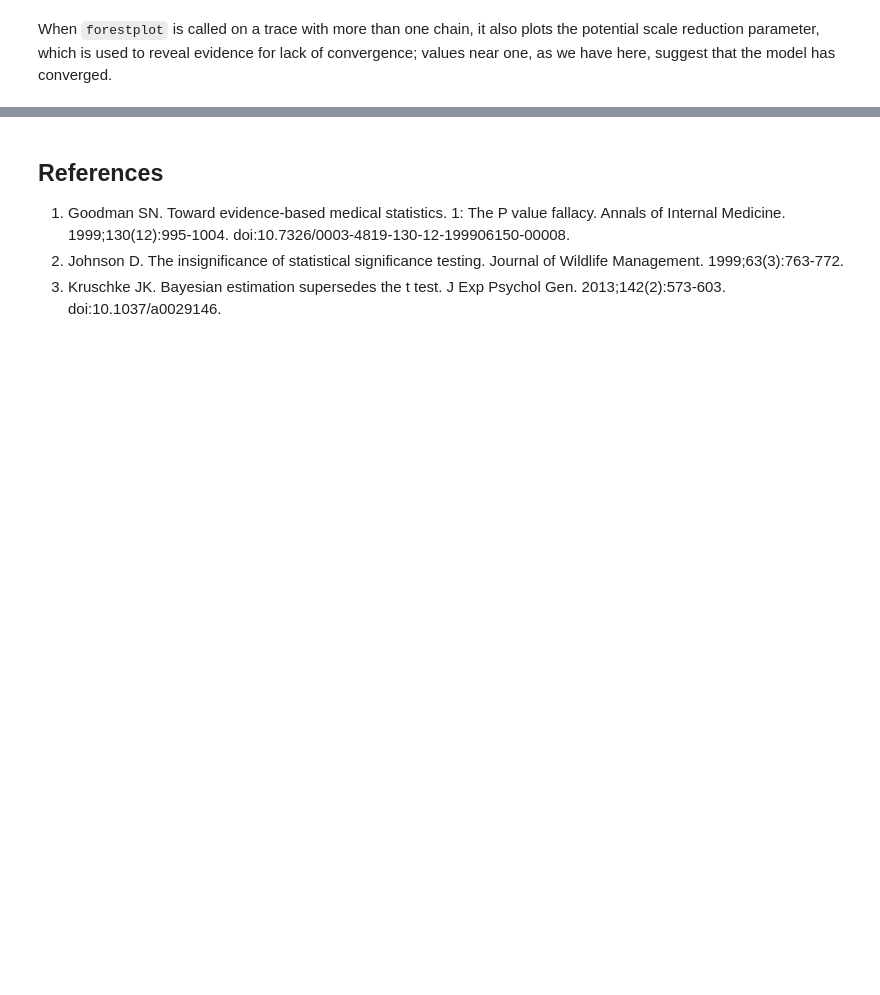
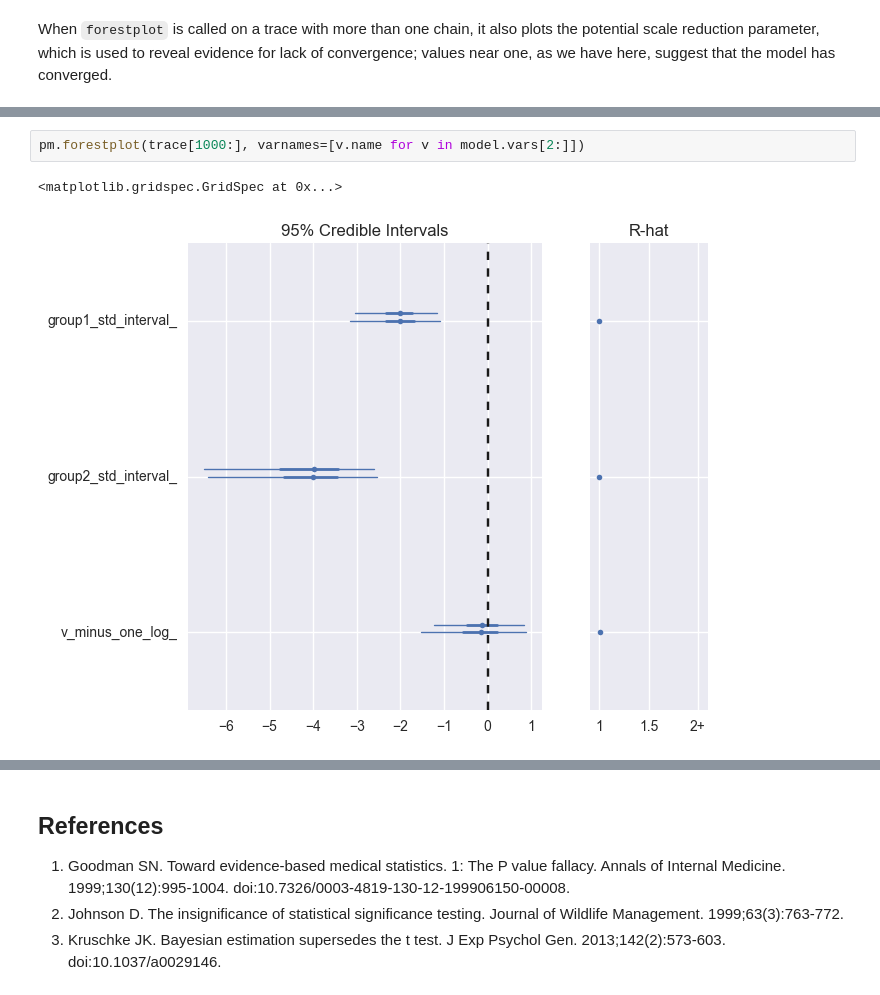
Before and after one commit to se7enstar25/pymc, a Jupyter notebook: docs/source/notebooks/BEST.ipynb, the cells around one changed output, grey strips where cells are left out. Cells and saved outputs as stored; diff of their text form; blank space fills up the shorter version.

```diff
--- a/docs/source/notebooks/BEST.ipynb
+++ b/docs/source/notebooks/BEST.ipynb
@@ -149,3 +151,8 @@ pm.forestplot(trace[1000:], varnames=[v.name for v in model.vars])
+# %%
+pm.forestplot(trace[1000:], varnames=[v.name for v in model.vars[2:]])
+# %% [output]
+<matplotlib.gridspec.GridSpec at 0x...>
+[figure, added]
 # %%
 pm.summary(trace[1000:],
                  varnames=['difference of means', 'difference of stds', 'effect size'])
```
Also changed, not shown: parts of 5 cells of this notebook.
